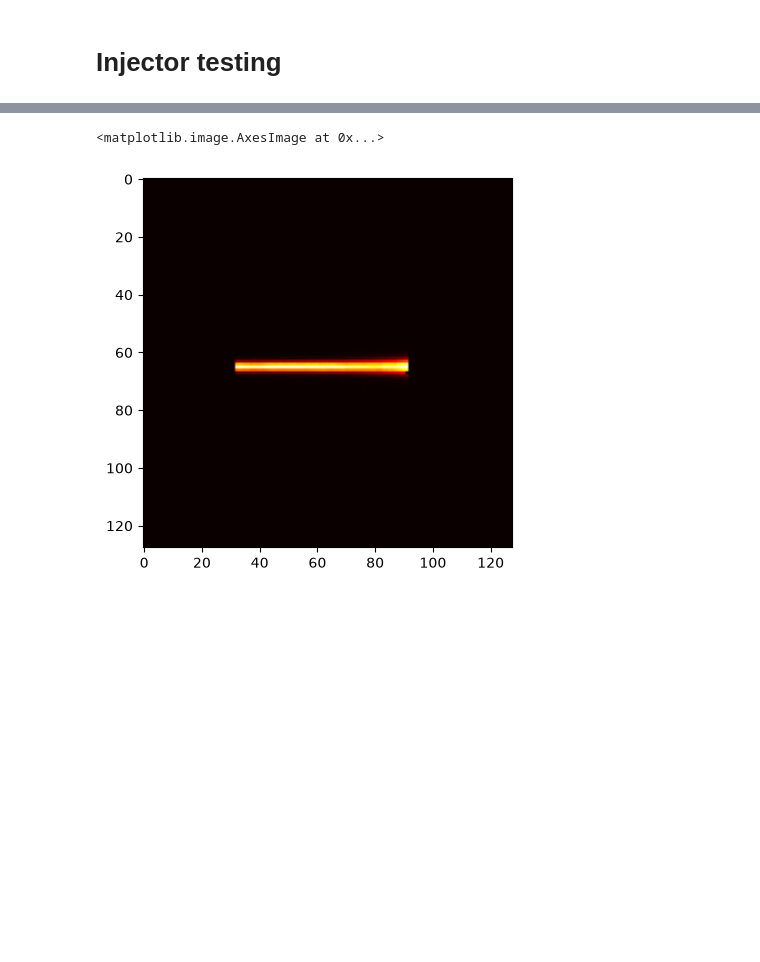
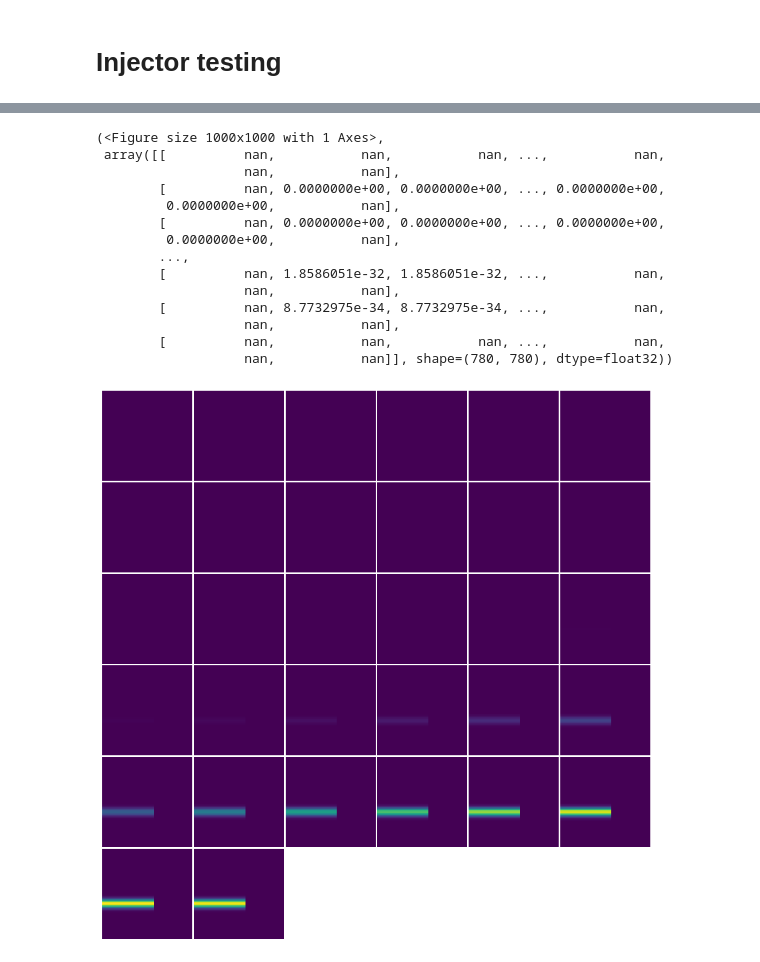
Before and after one commit to Dudgit/nr_dose, a Jupyter notebook: notebooks/atlas.ipynb, the cells around one changed output, grey strips where cells are left out. Saved outputs shown, nothing was run; the diff lists cells and outputs as text; code cells hidden in the pictures; blank space fills up the shorter version.

```diff
--- a/notebooks/atlas.ipynb
+++ b/notebooks/atlas.ipynb
@@ -1054 +985,5 @@ data = transforms(sample_dict)
+# %%
+train_loader, val_loader = get_loaders(hw = "atlasz")
+# %%
+batch = next(iter(val_loader))
 # %%
@@ -1067,5 +993,18 @@ plt.imshow(data['geometric_prior'][0,:,:,16], cmap='hot')
-# %%
-plt.imshow(data['gt_dose'][0,:,:,16], cmap='hot')
-# %% [output]
-<matplotlib.image.AxesImage at 0x...>
-[figure, removed]
+# %%
+matshow3d(batch['geometric_prior'][0],frame_dim = -1 )
+# %% [output]
+(<Figure size 1000x1000 with 1 Axes>,
+ array([[          nan,           nan,           nan, ...,           nan,
+                   nan,           nan],
+        [          nan, 0.0000000e+00, 0.0000000e+00, ..., 0.0000000e+00,
+         0.0000000e+00,           nan],
+        [          nan, 0.0000000e+00, 0.0000000e+00, ..., 0.0000000e+00,
+         0.0000000e+00,           nan],
+        ...,
+        [          nan, 1.8586051e-32, 1.8586051e-32, ...,           nan,
+                   nan,           nan],
+        [          nan, 8.7732975e-34, 8.7732975e-34, ...,           nan,
+                   nan,           nan],
+        [          nan,           nan,           nan, ...,           nan,
+                   nan,           nan]], shape=(780, 780), dtype=float32))
+[figure, added]
```
Also changed, not shown: parts of 20 cells of this notebook, 6 other files.
